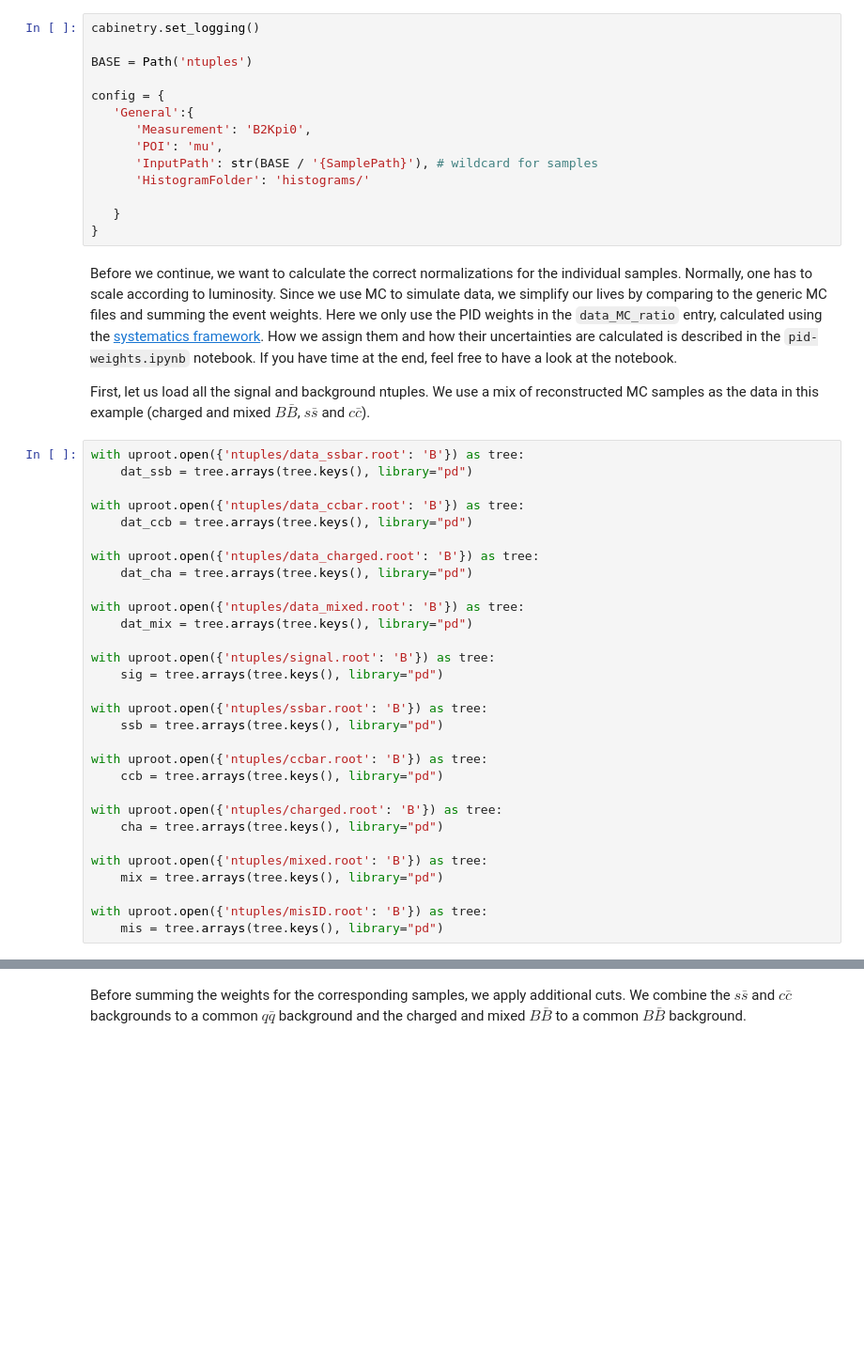
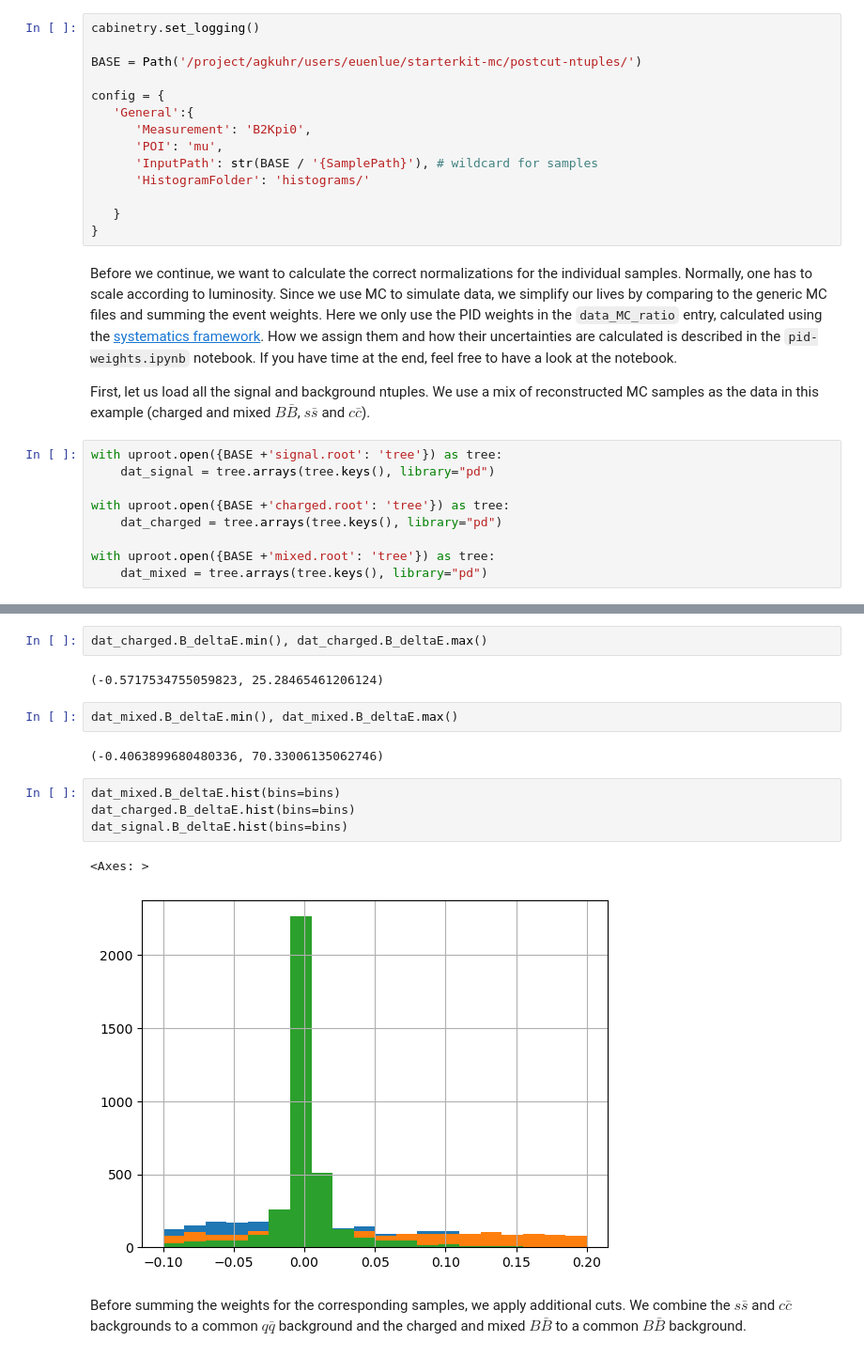
Before and after one commit to lorenzennio/pyhf-tutorial, a Jupyter notebook: 02-B2Kpi.ipynb, the cells around one changed output, grey strips where cells are left out. Shown at 94% size. Cells and saved outputs as stored; diff of their text form; blank space fills up the shorter version.

```diff
--- a/02-B2Kpi.ipynb
+++ b/02-B2Kpi.ipynb
@@ -40,7 +42,7 @@ First, we give our measurement a name, define a parameter of interest (POI), and
 # %%
 cabinetry.set_logging()
 
-BASE = Path('ntuples')
+BASE = Path('/project/agkuhr/users/euenlue/starterkit-mc/postcut-ntuples/')
 
 config = {
    'General':{
@@ -55,33 +57,12 @@ config = {
 Before we continue, we want to calculate the correct normalizations for the individual samples. Normally, one has to scale according to luminosity. Since we use MC to simulate data, we simplify our lives by comparing to the generic MC files and summing the event weights. Here we only use the PID weights in the `data_MC_ratio` entry, calculated using the [systematics framework](https://syscorrfw.readthedocs.io/en/latest/index.html). How we assign them and how their uncertainties are calculated is described in the `pid-weights.ipynb` notebook. If you have time at the end, feel free to have a look at the notebook.
 
 First, let us load all the signal and background ntuples. We use a mix of reconstructed MC samples as the data in this example (charged and mixed $B \bar B$, $s \bar s$ and $c \bar c$).
-# %%
-with uproot.open({'ntuples/data_ssbar.root': 'B'}) as tree:
-    dat_ssb = tree.arrays(tree.keys(), library="pd")
-
-with uproot.open({'ntuples/data_ccbar.root': 'B'}) as tree:
-    dat_ccb = tree.arrays(tree.keys(), library="pd")
-
-with uproot.open({'ntuples/data_charged.root': 'B'}) as tree:
-    dat_cha = tree.arrays(tree.keys(), library="pd")
-
-with uproot.open({'ntuples/data_mixed.root': 'B'}) as tree:
-    dat_mix = tree.arrays(tree.keys(), library="pd")
-
-with uproot.open({'ntuples/signal.root': 'B'}) as tree:
-    sig = tree.arrays(tree.keys(), library="pd")
-
-with uproot.open({'ntuples/ssbar.root': 'B'}) as tree:
-    ssb = tree.arrays(tree.keys(), library="pd")
-
-with uproot.open({'ntuples/ccbar.root': 'B'}) as tree:
-    ccb = tree.arrays(tree.keys(), library="pd")
-
-with uproot.open({'ntuples/charged.root': 'B'}) as tree:
-    cha = tree.arrays(tree.keys(), library="pd")
-
-with uproot.open({'ntuples/mixed.root': 'B'}) as tree:
-    mix = tree.arrays(tree.keys(), library="pd")
-
-with uproot.open({'ntuples/misID.root': 'B'}) as tree:
-    mis = tree.arrays(tree.keys(), library="pd")
+# %%
+with uproot.open({BASE +'signal.root': 'tree'}) as tree:
+    dat_signal = tree.arrays(tree.keys(), library="pd")
+
+with uproot.open({BASE +'charged.root': 'tree'}) as tree:
+    dat_charged = tree.arrays(tree.keys(), library="pd")
+
+with uproot.open({BASE +'mixed.root': 'tree'}) as tree:
+    dat_mixed = tree.arrays(tree.keys(), library="pd")
@@ -88,2 +75,17 @@ with uproot.open({'ntuples/misID.root': 'B'}) as tree:
+# %%
+dat_charged.B_deltaE.min(), dat_charged.B_deltaE.max()
+# %% [output]
+(-0.5717534755059823, 25.28465461206124)
+# %%
+dat_mixed.B_deltaE.min(), dat_mixed.B_deltaE.max()
+# %% [output]
+(-0.4063899680480336, 70.33006135062746)
+# %%
+dat_mixed.B_deltaE.hist(bins=bins)
+dat_charged.B_deltaE.hist(bins=bins)
+dat_signal.B_deltaE.hist(bins=bins)
+# %% [output]
+<Axes: >
+[figure, added]
 # %% [markdown]
 Before summing the weights for the corresponding samples, we apply additional cuts. We combine the $s \bar s$ and $c\bar c$ backgrounds to a common $q \bar q$ background and the charged and mixed $B \bar B$ to a common $B \bar B$ background.
```
Also changed, not shown: parts of 46 cells of this notebook.
